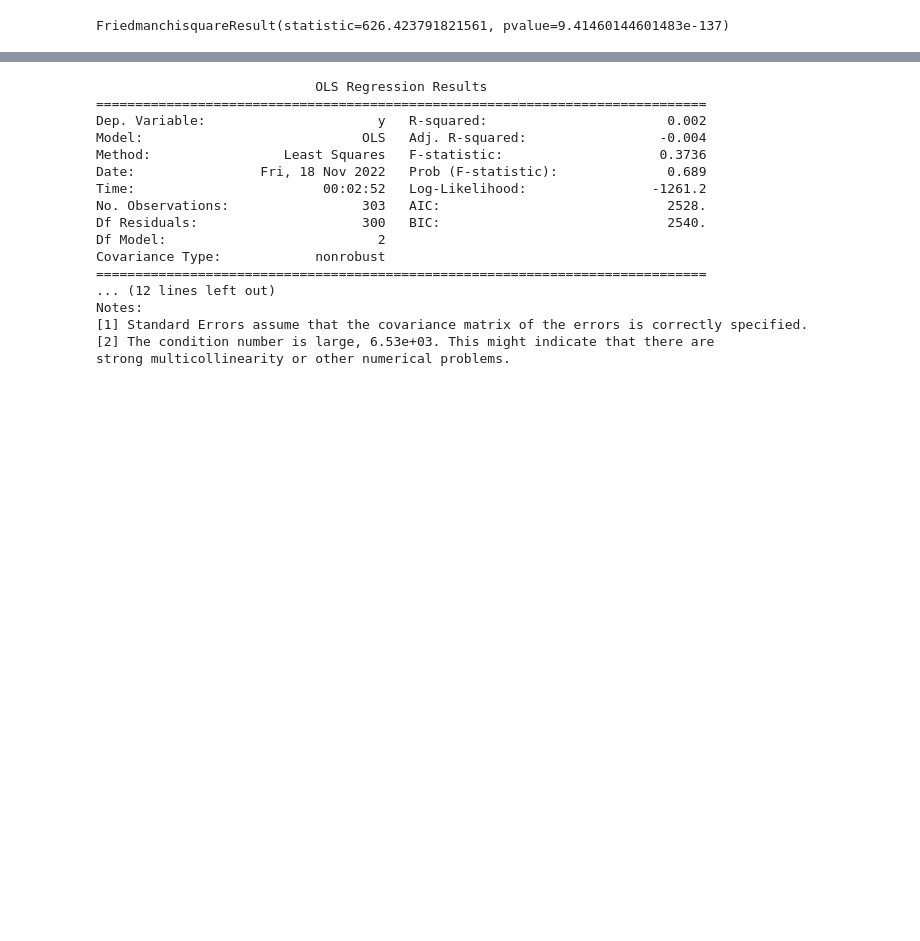
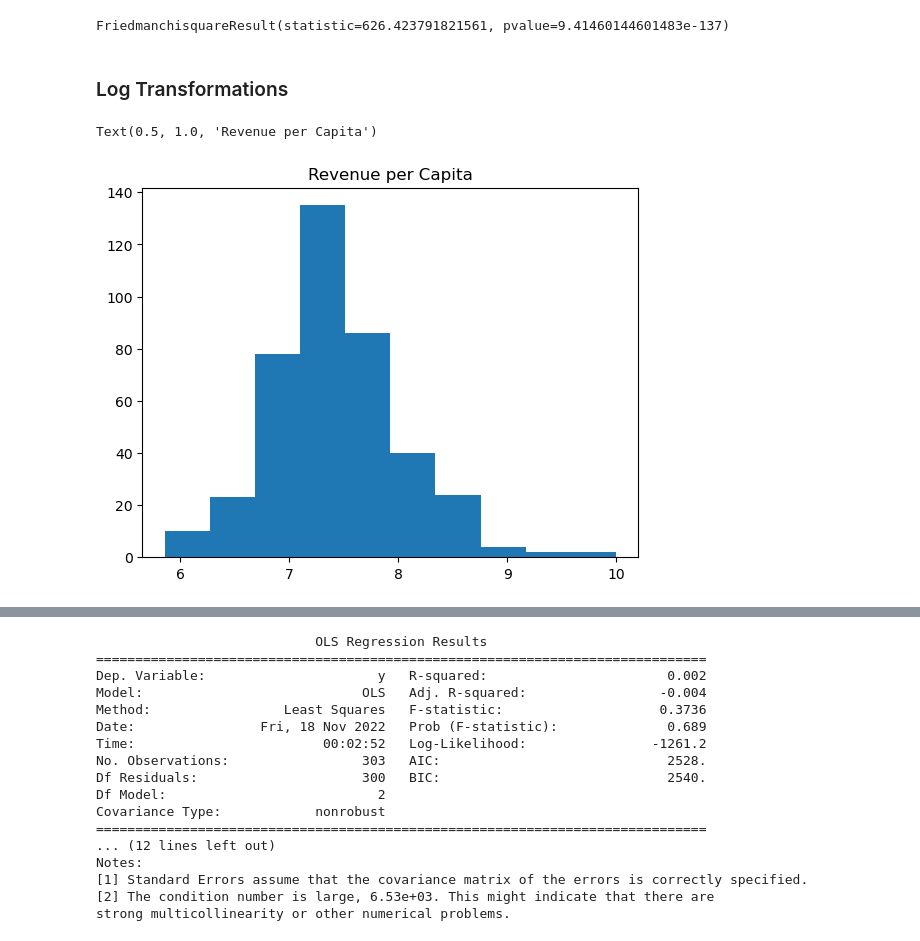
Before and after one commit to vicky-playground/EHR-GDP, a Jupyter notebook: city_comparison_code/EHR City Corrolation.ipynb, the cells around one changed output, grey strips where cells are left out. Saved outputs shown, nothing was run; the diff lists cells and outputs as text; code cells hidden in the pictures; blank space fills up the shorter version.

```diff
--- a/city_comparison_code/EHR City Corrolation.ipynb
+++ b/city_comparison_code/EHR City Corrolation.ipynb
@@ -229,3 +225,13 @@ strong multicollinearity or other numerical problems.
 stats.friedmanchisquare(df_provider_city_last['EHR Per Capita'],df_provider_city_last['Revenues Per Capita'],df_provider_city_last['Expenditures Per Capita'])
 # %% [output]
 FriedmanchisquareResult(statistic=626.423791821561, pvalue=9.41460144601483e-137)
+# %% [markdown]
+### Log Transformations
+# %%
+df_provider_city_last_log = np.log(df_provider_city_last)
+# %%
+plt.hist(df_provider_city_last_log['Revenues Per Capita'])
+plt.title('Revenue per Capita')
+# %% [output]
+Text(0.5, 1.0, 'Revenue per Capita')
+[figure, added]
```
Also changed, not shown: parts of 15 cells of this notebook.
